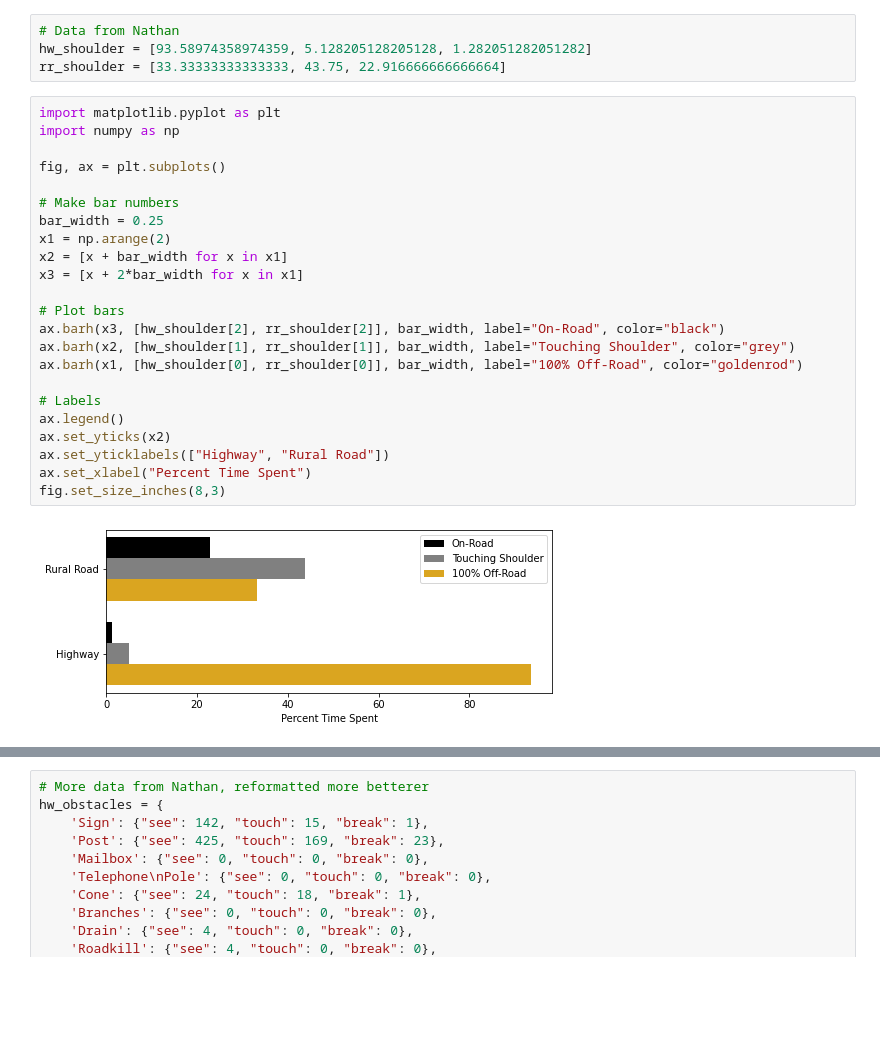
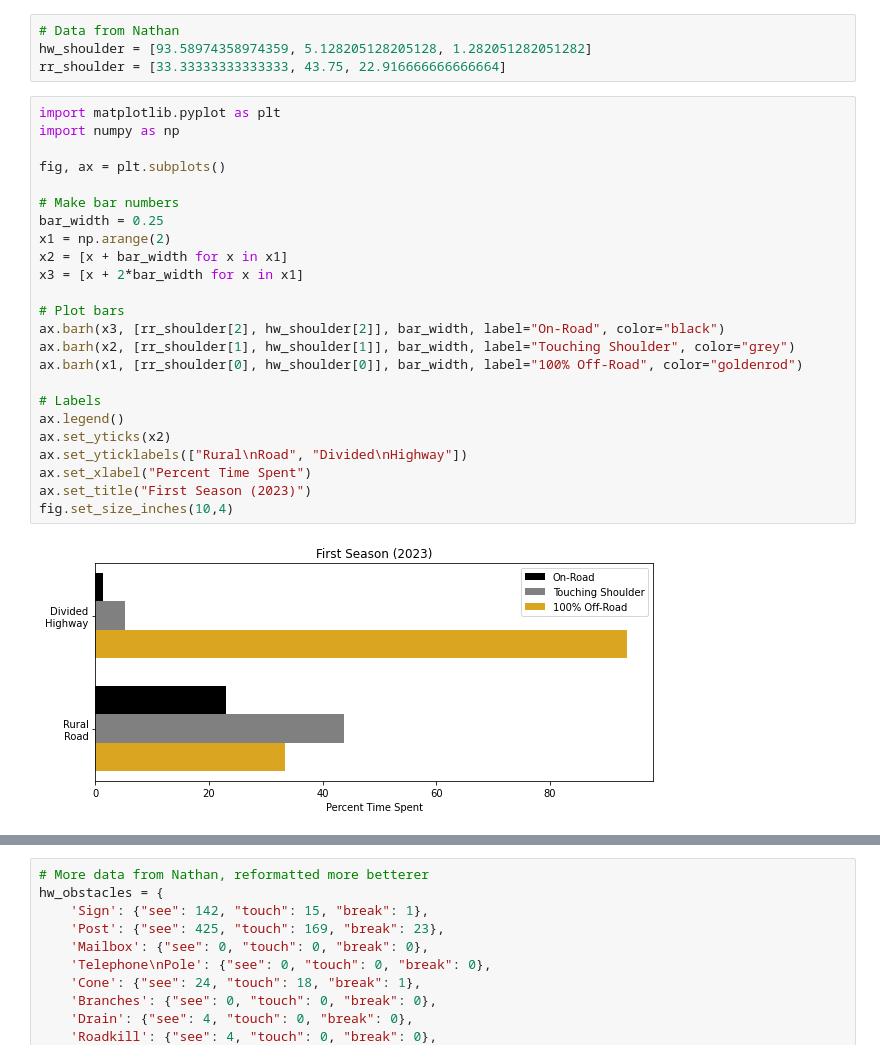
Before and after one commit to tjwieg/MS_thesis, a Jupyter notebook: plots/mower_data.ipynb, the cells around one changed output, grey strips where cells are left out. Cells and saved outputs as stored; diff of their text form; blank space fills up the shorter version.

```diff
--- a/plots/mower_data.ipynb
+++ b/plots/mower_data.ipynb
@@ -5,28 +5,29 @@ rr_shoulder = [33.33333333333333, 43.75, 22.916666666666664]
 # %%
 import matplotlib.pyplot as plt
 import numpy as np
 
 fig, ax = plt.subplots()
 
 # Make bar numbers
 bar_width = 0.25
 x1 = np.arange(2)
 x2 = [x + bar_width for x in x1]
 x3 = [x + 2*bar_width for x in x1]
 
 # Plot bars
-ax.barh(x3, [hw_shoulder[2], rr_shoulder[2]], bar_width, label="On-Road", color="black")
-ax.barh(x2, [hw_shoulder[1], rr_shoulder[1]], bar_width, label="Touching Shoulder", color="grey")
-ax.barh(x1, [hw_shoulder[0], rr_shoulder[0]], bar_width, label="100% Off-Road", color="goldenrod")
+ax.barh(x3, [rr_shoulder[2], hw_shoulder[2]], bar_width, label="On-Road", color="black")
+ax.barh(x2, [rr_shoulder[1], hw_shoulder[1]], bar_width, label="Touching Shoulder", color="grey")
+ax.barh(x1, [rr_shoulder[0], hw_shoulder[0]], bar_width, label="100% Off-Road", color="goldenrod")
 
 # Labels
 ax.legend()
 ax.set_yticks(x2)
-ax.set_yticklabels(["Highway", "Rural Road"])
+ax.set_yticklabels(["Rural\nRoad", "Divided\nHighway"])
 ax.set_xlabel("Percent Time Spent")
-fig.set_size_inches(8,3)
+ax.set_title("First Season (2023)")
+fig.set_size_inches(10,4)
 # %% [output]
-[figure, old version]
+[figure, new version]
 # %%
 # Data from 2024-12-05 slides
 data = {
```
Also changed, not shown: parts of 6 cells of this notebook, 12 other files.
